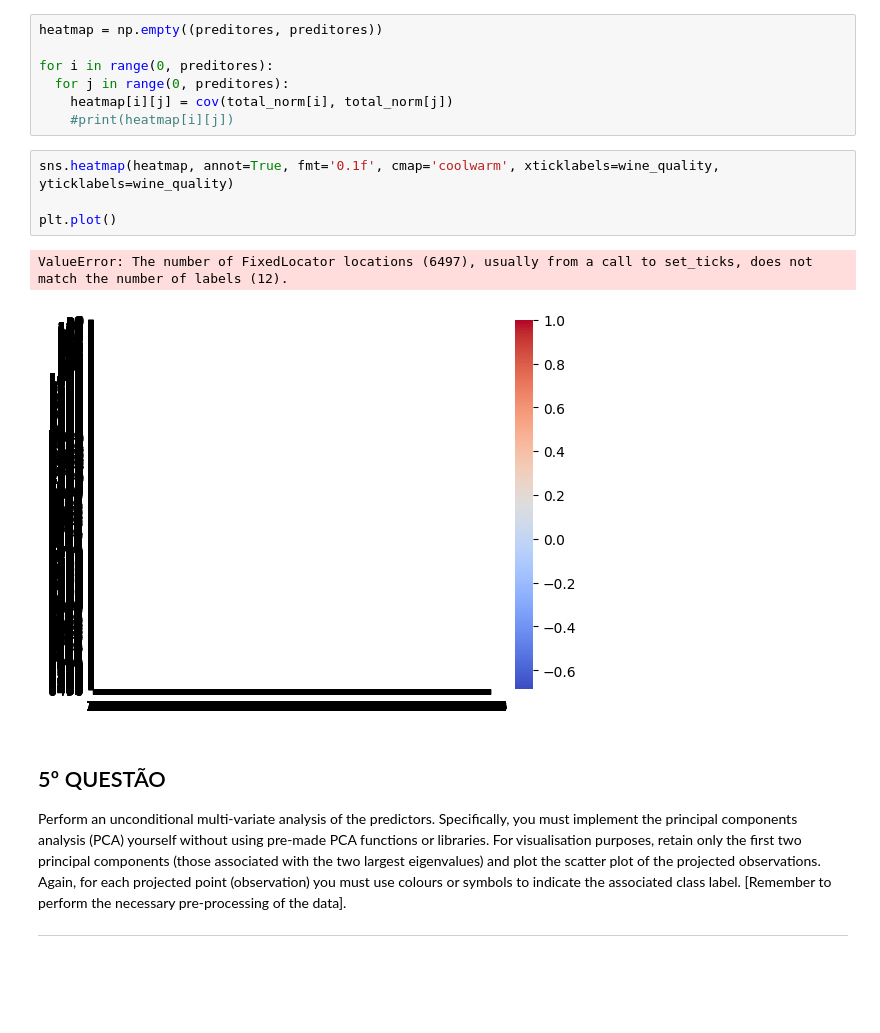
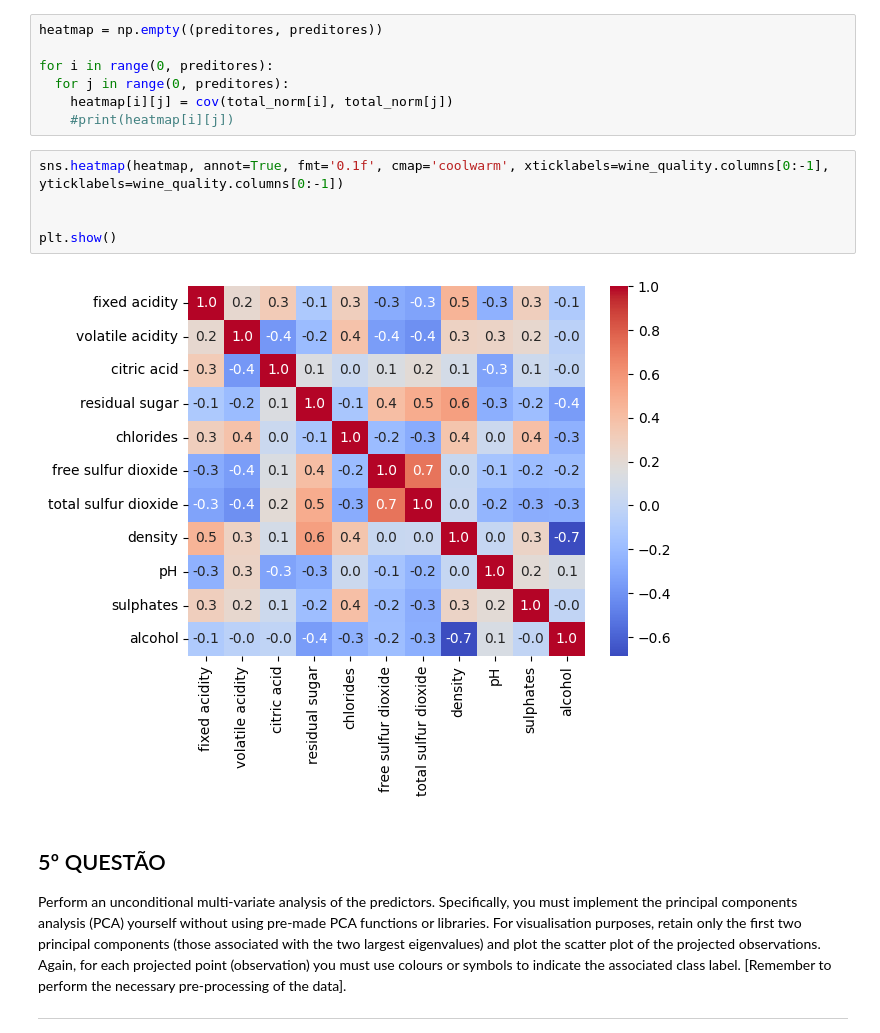
Before and after one commit to clock-s/Homeworks, a Jupyter notebook: ICA_Homework_1.ipynb, the cells around one changed output. Drawn from its saved outputs; the diff is of its cells as text; blank space fills up the shorter version.

Commit message:
Correção heatmap

```diff
--- a/ICA_Homework_1.ipynb
+++ b/ICA_Homework_1.ipynb
@@ -397,12 +397,12 @@ for i in range(0, preditores):
     heatmap[i][j] = cov(total_norm[i], total_norm[j])
     #print(heatmap[i][j])
 # %%
-sns.heatmap(heatmap, annot=True, fmt='0.1f', cmap='coolwarm', xticklabels=wine_quality, yticklabels=wine_quality)
+sns.heatmap(heatmap, annot=True, fmt='0.1f', cmap='coolwarm', xticklabels=wine_quality.columns[0:-1], yticklabels=wine_quality.columns[0:-1])
 
-plt.plot()
+
+plt.show()
 # %% [output]
-ValueError: The number of FixedLocator locations (6497), usually from a call to set_ticks, does not match the number of labels (12).
-[figure, old version]
+[figure, new version]
 # %% [markdown]
 ## 5º QUESTÃO
 
```
